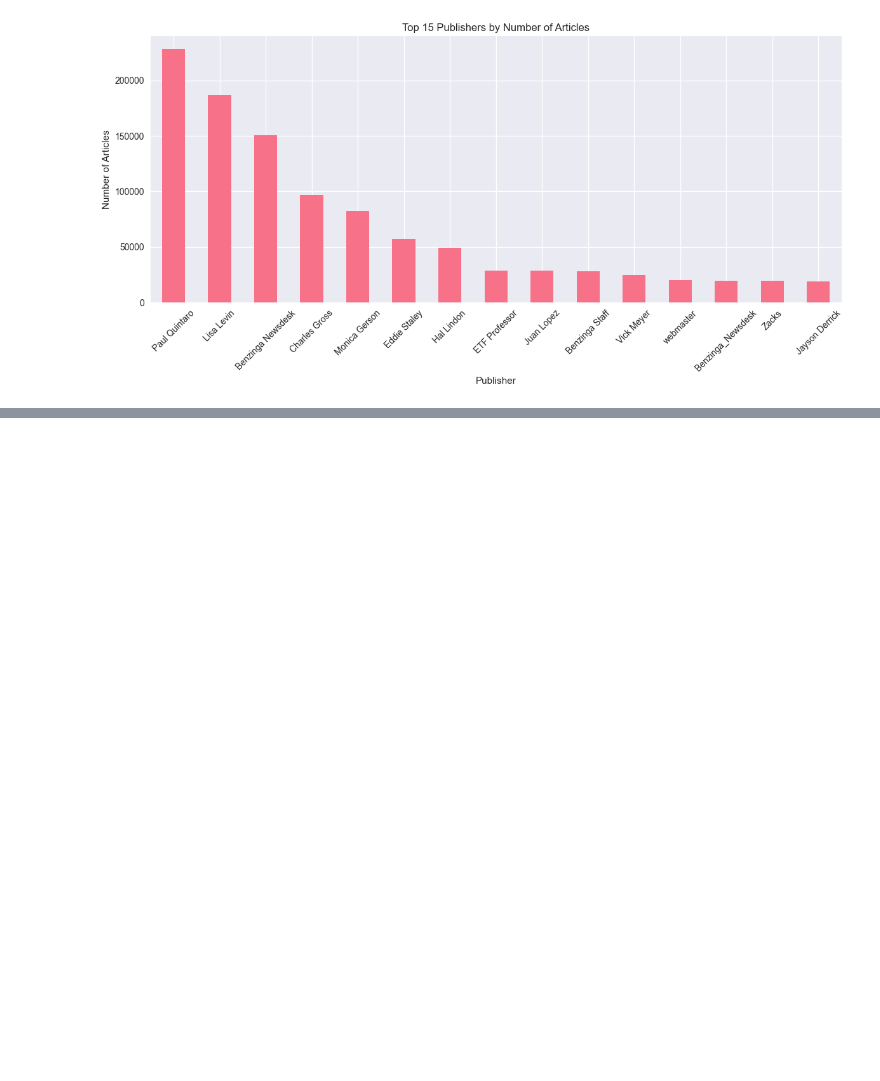
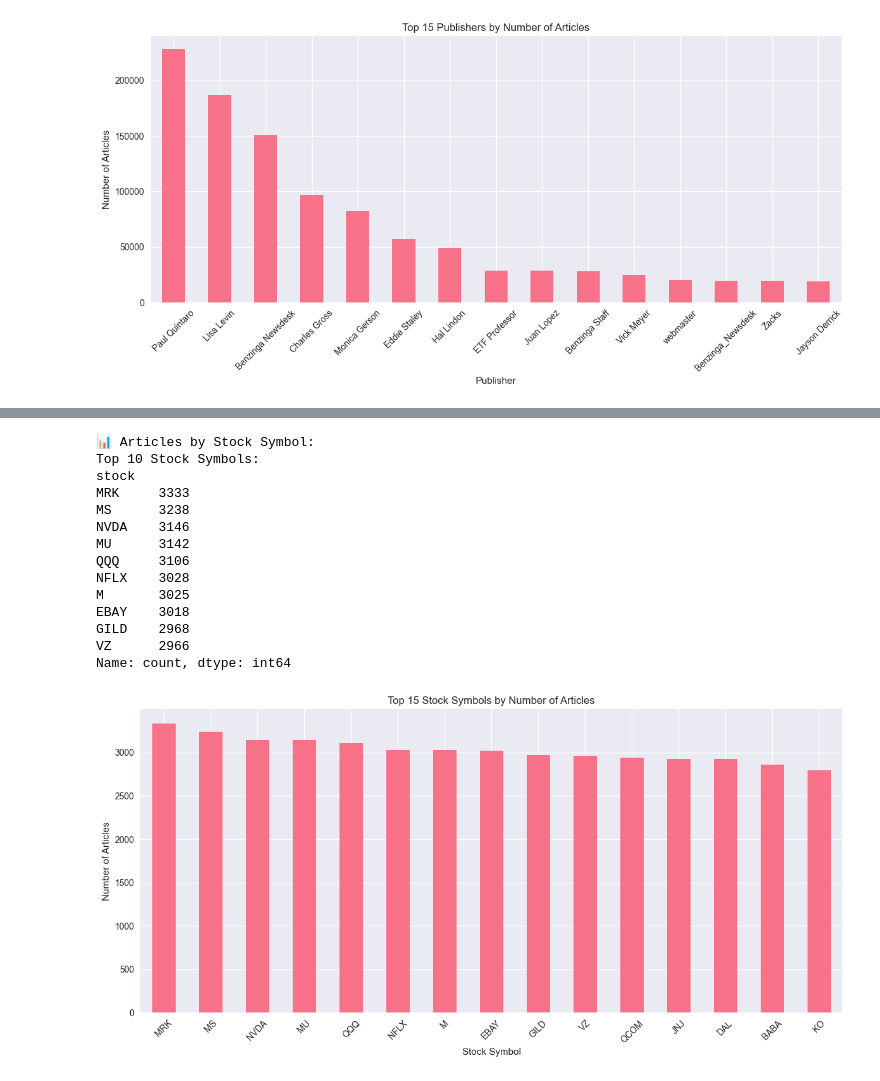
Before and after one commit to Josh747do/financial-news-analysis, a Jupyter notebook: notebooks/01_initial_eda.ipynb, the cells around one changed output, grey strips where cells are left out. Saved outputs shown, nothing was run; the diff lists cells and outputs as text; code cells hidden in the pictures; blank space fills up the shorter version.

```diff
--- a/notebooks/01_initial_eda.ipynb
+++ b/notebooks/01_initial_eda.ipynb
@@ -147,0 +229,31 @@ KeyError: 'publication_day'
+# %%
+# Cell 14: Stock Symbol Analysis
+print("📊 Articles by Stock Symbol:")
+stock_counts = news_df['stock'].value_counts()
+print("Top 10 Stock Symbols:")
+print(stock_counts.head(10))
+
+plt.figure(figsize=(12, 6))
+stock_counts.head(15).plot(kind='bar')
+plt.title('Top 15 Stock Symbols by Number of Articles')
+plt.xlabel('Stock Symbol')
+plt.ylabel('Number of Articles')
+plt.xticks(rotation=45)
+plt.tight_layout()
+plt.show()
+# %% [output]
+📊 Articles by Stock Symbol:
+Top 10 Stock Symbols:
+stock
+MRK     3333
+MS      3238
+NVDA    3146
+MU      3142
+QQQ     3106
+NFLX    3028
+M       3025
+EBAY    3018
+GILD    2968
+VZ      2966
+Name: count, dtype: int64
+[figure, added]
```
Also changed, not shown: parts of 6 cells of this notebook.
